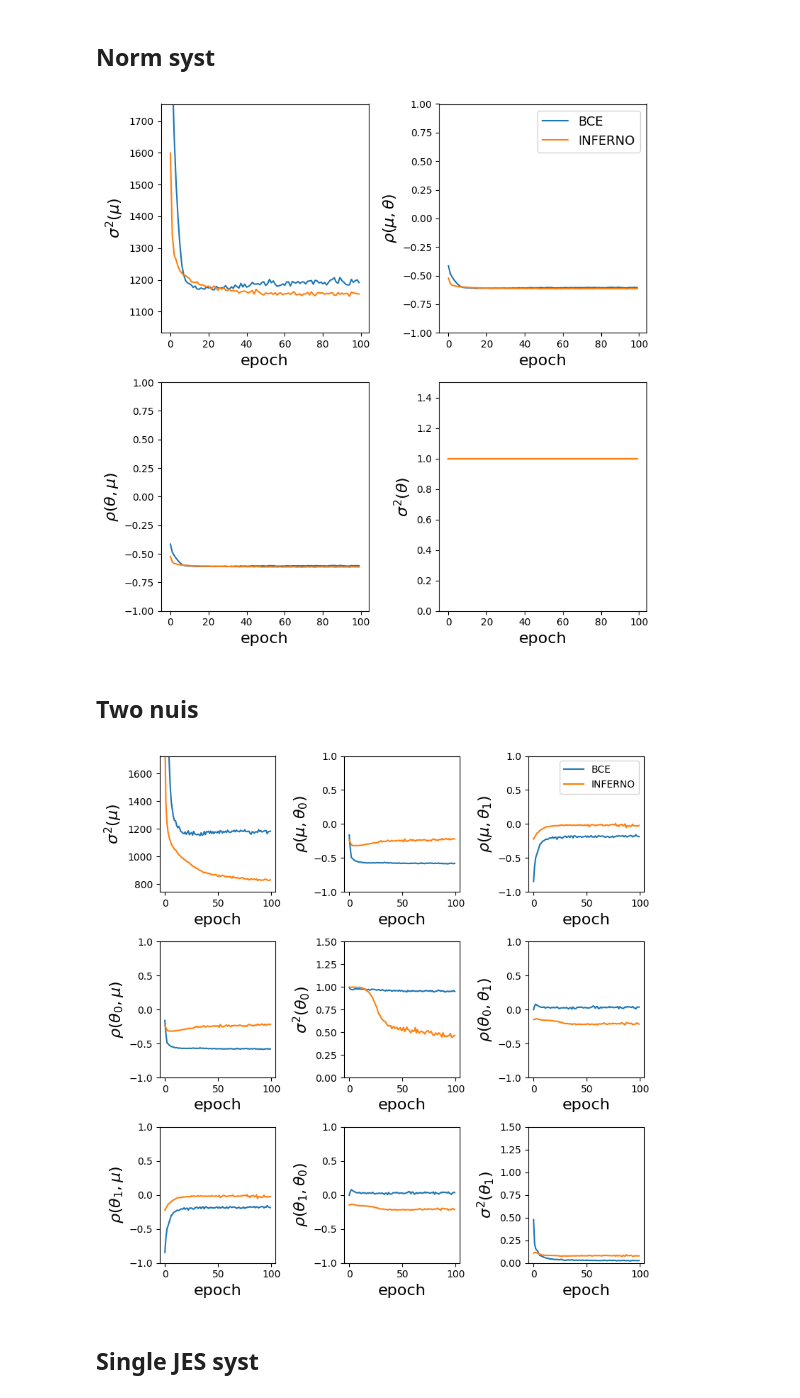
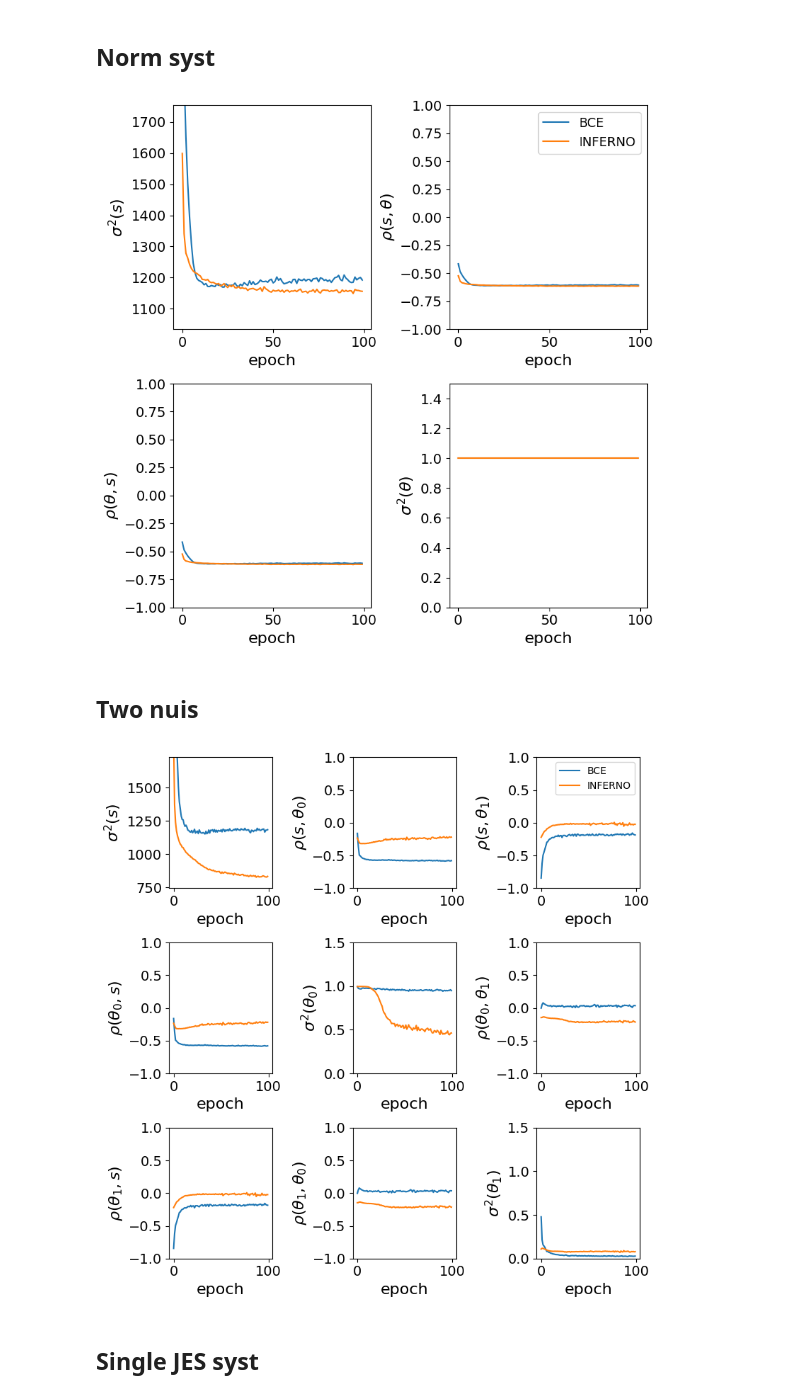
Before and after one commit to llayer/cmsopen, a Jupyter notebook: inferno/plot_inferno.ipynb, the cells around one changed output. Saved outputs shown, nothing was run; the diff lists cells and outputs as text; code cells hidden in the pictures.

Commit message:
update plot of hp opt

```diff
--- a/inferno/plot_inferno.ipynb
+++ b/inferno/plot_inferno.ipynb
@@ -10,7 +10,7 @@ matplotlib.rc('ytick', labelsize=14)
 from plot import *
 from fit import *
 # %%
-figure_folder = "figures_thesis/"
+figure_folder = "figures_thesis2/"
 # %% [markdown]
 ## No Syst
 # %%
@@ -191,9 +191,9 @@ path = "/home/centos/mount_point/data/artificial_experiments/artificial_signorm/
 cov_bce = np.load(path + "bce/val_cov.npy").squeeze()
 inf_bce = np.load(path + "inferno/val_cov.npy").squeeze()
 # %%
-plot_cov_infbce(cov_bce, inf_bce, names = ["\mu", r"\theta"], stddev=False, name="cov_normsig")
+plot_cov_infbce(cov_bce, inf_bce, names = ["s", r"\theta"], stddev=False, name="cov_normsig")
 # %% [output]
-[figure, old version]
+[figure, new version]
 # %% [markdown]
 ## Two nuis
 # %%
@@ -201,9 +201,9 @@ path = "/home/centos/mount_point/data/artificial_experiments/artificial_sigbkg/s
 cov_bce = np.load(path + "bce/val_cov.npy").squeeze()
 inf_bce = np.load(path + "inferno/val_cov.npy").squeeze()
 # %%
-plot_cov_infbce(cov_bce, inf_bce, names = ["\mu", r"\theta_0", r"\theta_1"], stddev=False, leg_size=10, name="cov_bkgsig")
+plot_cov_infbce(cov_bce, inf_bce, names = ["s", r"\theta_0", r"\theta_1"], stddev=False, leg_size=10, name="cov_bkgsig")
 # %% [output]
-[figure, old version]
+[figure, new version]
 # %% [markdown]
 ## Single JES syst
 # %%
```
Also changed, not shown: parts of 45 cells of this notebook.
